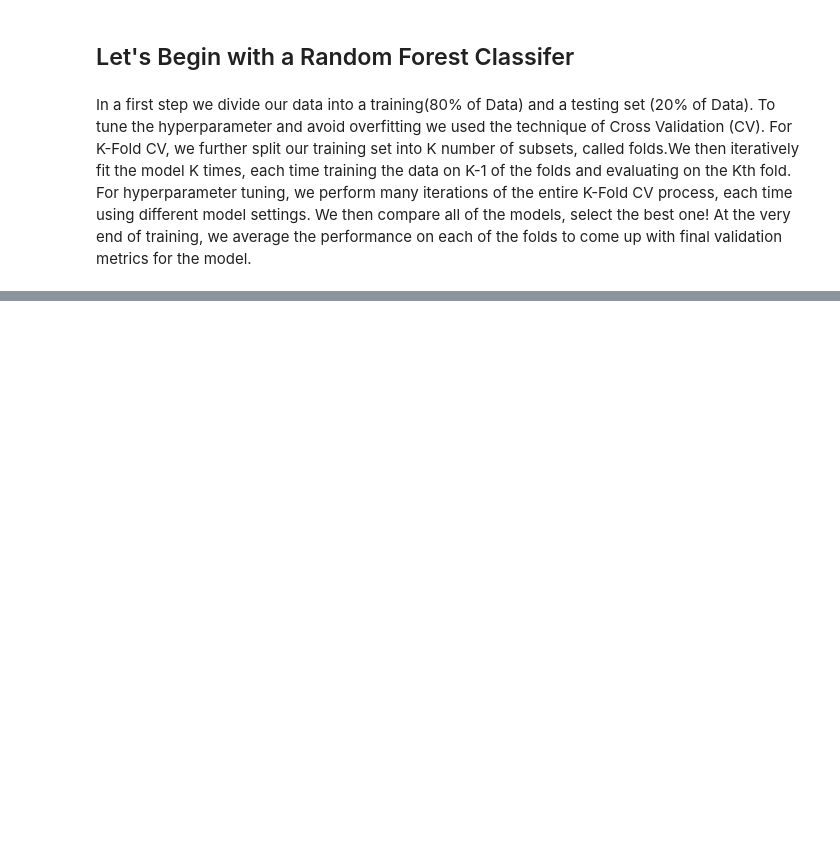
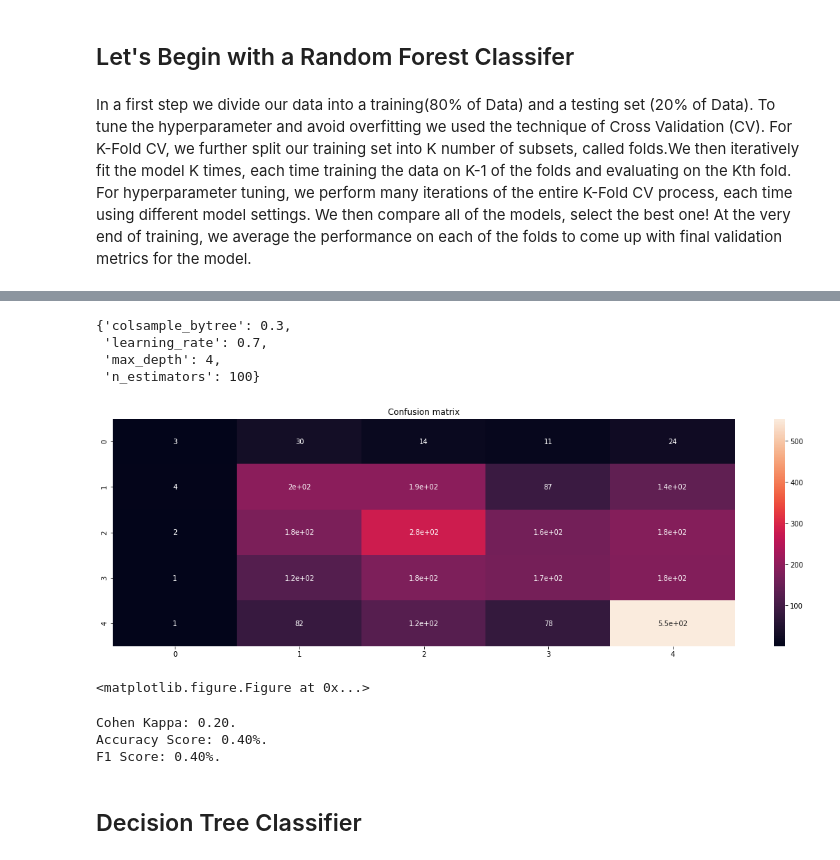
Before and after one commit to alexlorenzo/Pet.my, a Jupyter notebook: 2-Multiclass Models.ipynb, the cells around one changed output, grey strips where cells are left out. Drawn from its saved outputs; the diff is of its cells as text; code cells hidden in the pictures; blank space fills up the shorter version.

```diff
--- a/2-Multiclass Models.ipynb
+++ b/2-Multiclass Models.ipynb
@@ -180,0 +308,22 @@ We will measure our result using Cohen's Kappa statistic and F1 score and ROC Cu
+# %%
+n_estimators = [100]
+learning_rate = [0.7, 0.8,0.9,1]
+max_depth =[3,4,5]
+colsample_bytree=[0.3]
+
+# Create the random grid
+gridParams = {'n_estimators': n_estimators,
+               'learning_rate': learning_rate,
+               'max_depth': max_depth,
+               'colsample_bytree': colsample_bytree}
+# %%
+from xgboost.sklearn import XGBClassifier
+
+xgb1 = XGBClassifier()
+
+clf = GridSearchCV(xgb1, gridParams,
+                   cv=StratifiedKFold(n_splits  =5),
+                   refit=True, verbose=2)
+
+# Fit the random search model
+clf.fit(X_train, y_train)
@@ -180,0 +367,19 @@ We will measure our result using Cohen's Kappa statistic and F1 score and ROC Cu
+# %%
+clf.best_params_
+# %% [output]
+{'colsample_bytree': 0.3,
+ 'learning_rate': 0.7,
+ 'max_depth': 4,
+ 'n_estimators': 100}
+# %%
+
+best_xgb = clf.best_estimator_
+xgb_accuracy = evaluate(best_xgb, X_test, y_test)
+# %% [output]
+[figure, added]
+<matplotlib.figure.Figure at 0x...>
+Cohen Kappa: 0.20.
+Accuracy Score: 0.40%.
+F1 Score: 0.40%.
+# %% [markdown]
+## Decision Tree Classifier
```
Also changed, not shown: parts of 29 cells of this notebook, 7 other files.
